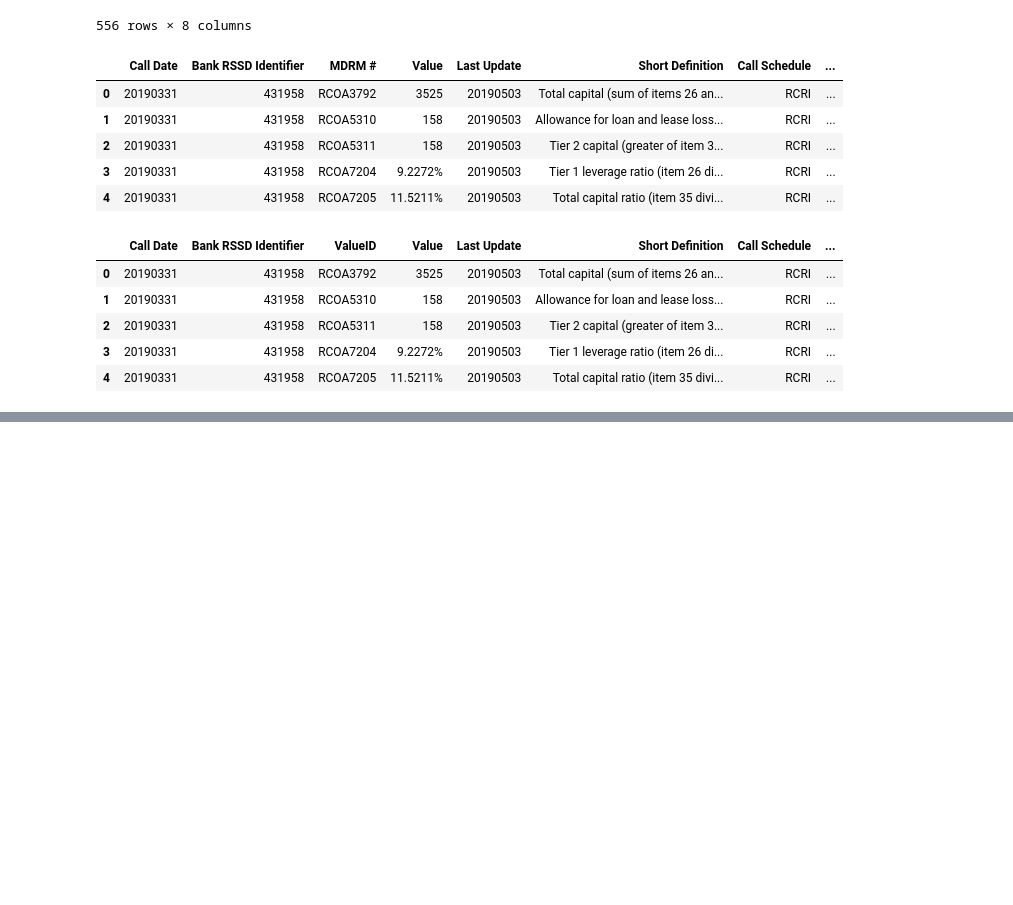
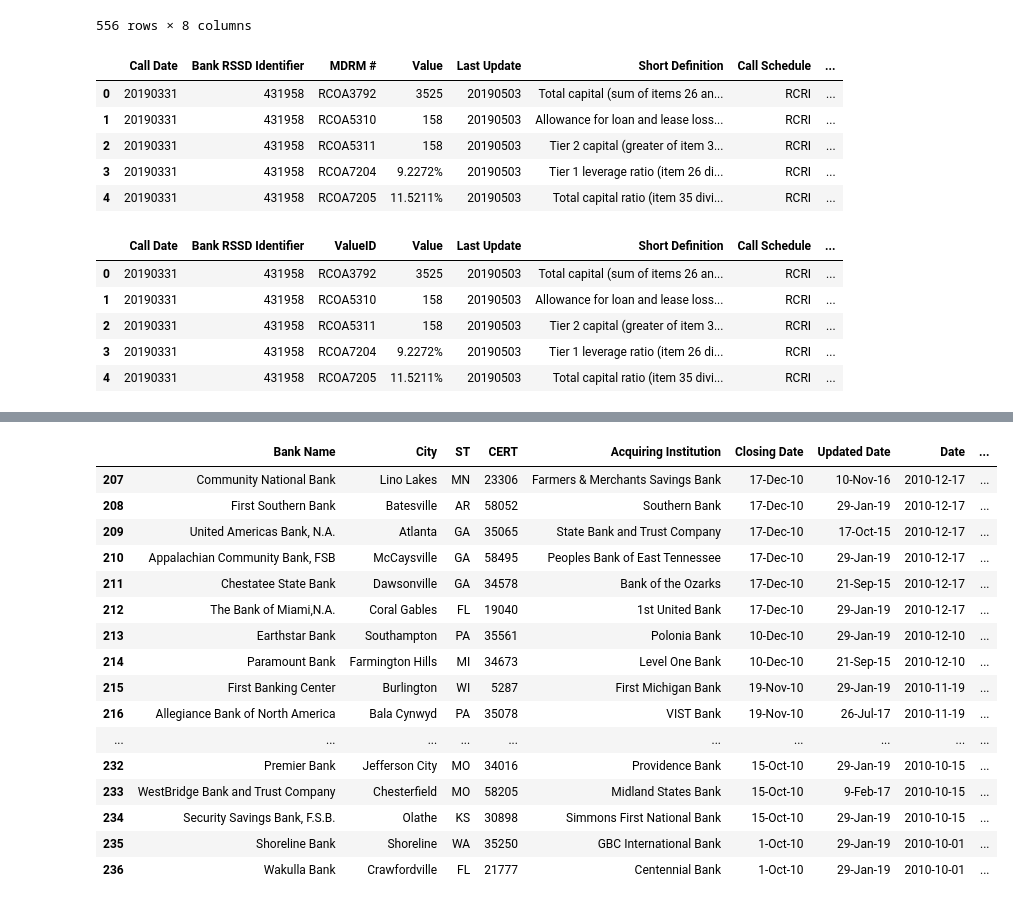
Before and after one commit to allaccountstaken/predicting_bank_distress, a Jupyter notebook: describe_bank_universe.ipynb, the cells around one changed output, grey strips where cells are left out. Drawn from its saved outputs; the diff is of its cells as text; code cells hidden in the pictures; blank space fills up the shorter version.

Commit message:
check failed in 2010 q4

```diff
--- a/describe_bank_universe.ipynb
+++ b/describe_bank_universe.ipynb
@@ -233,3 +233,29 @@ report_df.loc[report_df.ValueID == 'RCOA3792']
 # %%
 # focus on failed banks, for POC start with anks that failed in 2010, look at 4 quarters, do count of failed banks
 # ID, and pull CAll reports for all of them - > 4 tables for 4 quarters or 3D tensor...
+# %%
+# report periods given by running line of code below:
+#report_periods
+failed_banks['Year_failed'] = failed_banks['Date'].dt.year
+failed_banks['Quarter_failed'] = failed_banks['Date'].dt.quarter
+# %%
+failed_banks_2010Q4 = failed_banks.loc[(failed_banks.Year_failed == 2010) & (failed_banks.Quarter_failed == 4)]
+failed_banks_Q42010
+# %% [output]
+|  | Bank Name | City | ST | CERT | Acquiring Institution | Closing Date | Updated Date | Date | ... |
+| 207 | Community National Bank | Lino Lakes | MN | 23306 | Farmers & Merchants Savings Bank | 17-Dec-10 | 10-Nov-16 | 2010-12-17 | ... |
+| 208 | First Southern Bank | Batesville | AR | 58052 | Southern Bank | 17-Dec-10 | 29-Jan-19 | 2010-12-17 | ... |
+| 209 | United Americas Bank, N.A. | Atlanta | GA | 35065 | State Bank and Trust Company | 17-Dec-10 | 17-Oct-15 | 2010-12-17 | ... |
+| 210 | Appalachian Community Bank, FSB | McCaysville | GA | 58495 | Peoples Bank of East Tennessee | 17-Dec-10 | 29-Jan-19 | 2010-12-17 | ... |
+| 211 | Chestatee State Bank | Dawsonville | GA | 34578 | Bank of the Ozarks | 17-Dec-10 | 21-Sep-15 | 2010-12-17 | ... |
+| 212 | The Bank of Miami,N.A. | Coral Gables | FL | 19040 | 1st United Bank | 17-Dec-10 | 29-Jan-19 | 2010-12-17 | ... |
+| 213 | Earthstar Bank | Southampton | PA | 35561 | Polonia Bank | 10-Dec-10 | 29-Jan-19 | 2010-12-10 | ... |
+| 214 | Paramount Bank | Farmington Hills | MI | 34673 | Level One Bank | 10-Dec-10 | 21-Sep-15 | 2010-12-10 | ... |
+| 215 | First Banking Center | Burlington | WI | 5287 | First Michigan Bank | 19-Nov-10 | 29-Jan-19 | 2010-11-19 | ... |
+| 216 | Allegiance Bank of North America | Bala Cynwyd | PA | 35078 | VIST Bank | 19-Nov-10 | 26-Jul-17 | 2010-11-19 | ... |
+| ... | ... | ... | ... | ... | ... | ... | ... | ... | ... |
+| 232 | Premier Bank | Jefferson City | MO | 34016 | Providence Bank | 15-Oct-10 | 29-Jan-19 | 2010-10-15 | ... |
+| 233 | WestBridge Bank and Trust Company | Chesterfield | MO | 58205 | Midland States Bank | 15-Oct-10 | 9-Feb-17 | 2010-10-15 | ... |
+| 234 | Security Savings Bank, F.S.B. | Olathe | KS | 30898 | Simmons First National Bank | 15-Oct-10 | 29-Jan-19 | 2010-10-15 | ... |
+| 235 | Shoreline Bank | Shoreline | WA | 35250 | GBC International Bank | 1-Oct-10 | 29-Jan-19 | 2010-10-01 | ... |
+| 236 | Wakulla Bank | Crawfordville | FL | 21777 | Centennial Bank | 1-Oct-10 | 29-Jan-19 | 2010-10-01 | ... |
```
Also changed, not shown: parts of 2 cells of this notebook.
